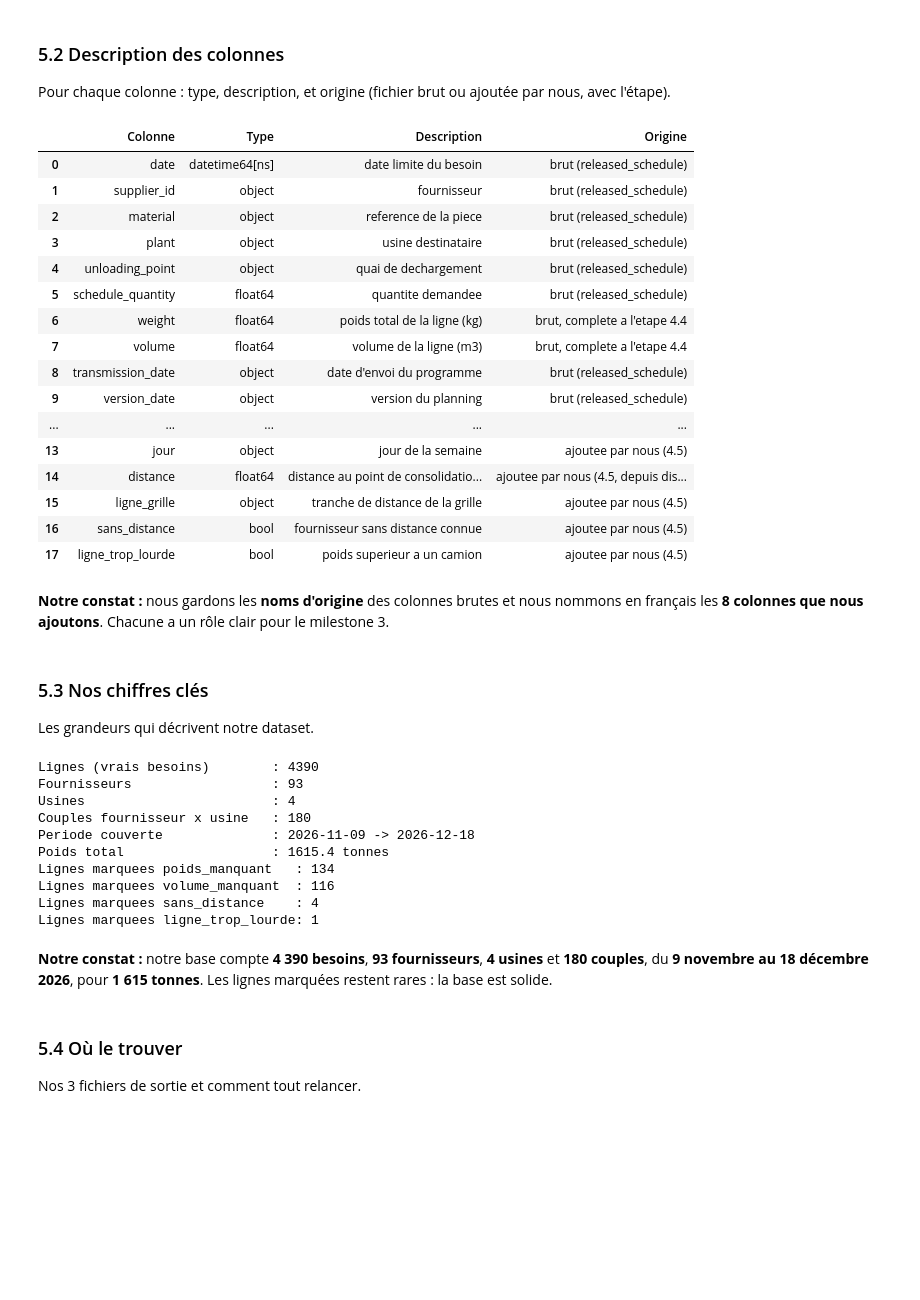
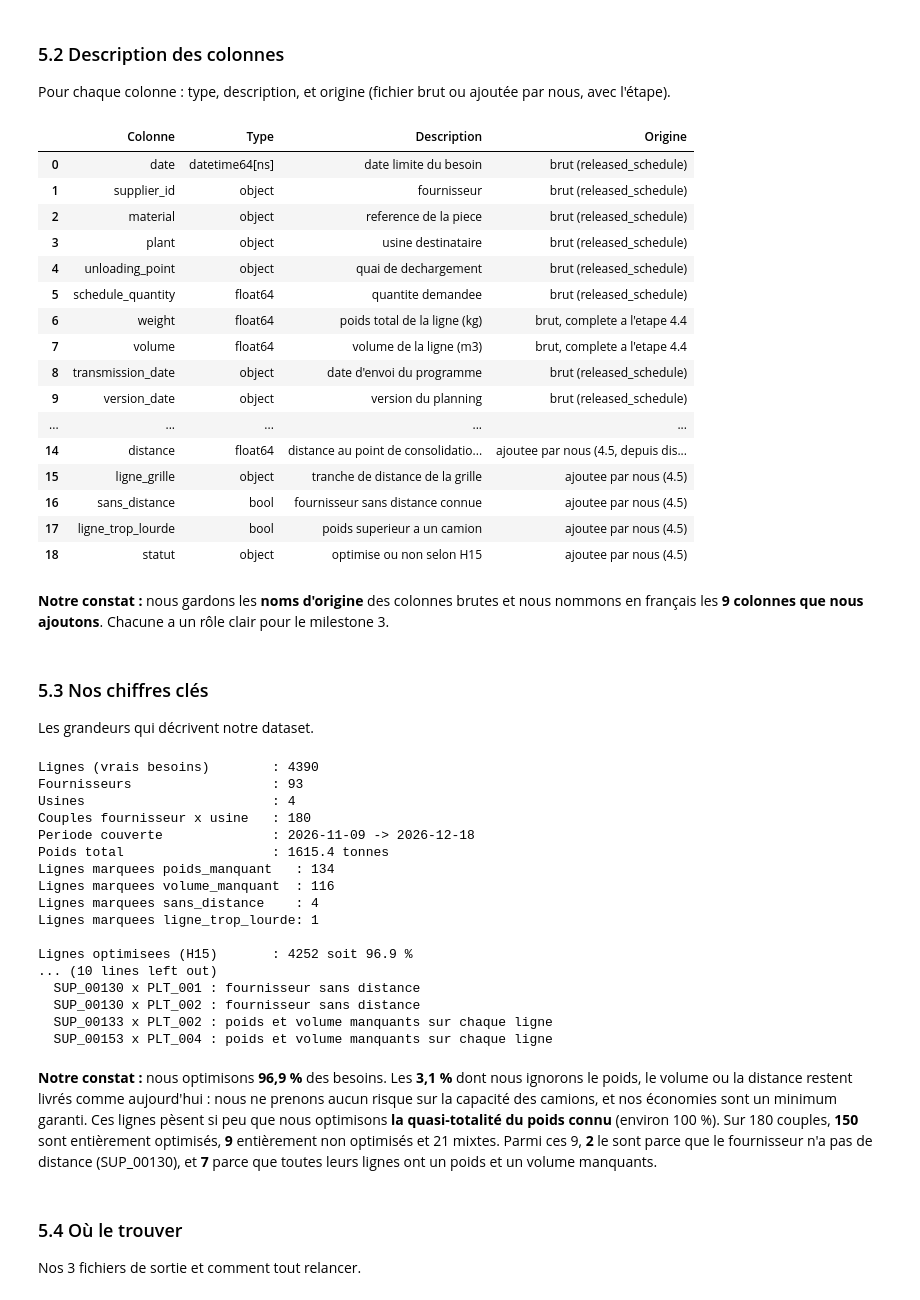
Before and after one commit to FlorentinBIAOU/Projet-IA, a Jupyter notebook: notebooks/milestone1.ipynb, the cells around one changed output. Drawn from its saved outputs; the diff is of its cells as text; code cells hidden in the pictures; blank space fills up the shorter version.

```diff
--- a/notebooks/milestone1.ipynb
+++ b/notebooks/milestone1.ipynb
@@ -998,8 +1016,10 @@ comparaison.head(12)
 # %% [markdown]
 Quelle limite (poids ou volume) déclenche le plus souvent un camion ?
 # %%
-actifs = par_couple[par_couple["camions"] > 0]
-display(actifs["limite"].value_counts().to_frame("nb_couples"))
-part_volume = (actifs["limite"] == "volume").mean()
-print("Le volume est", "souvent" if part_volume > 0.5 else "rarement", "la contrainte la plus serrante.")
+actifs = envois[envois["camions"] > 0]
+repartition = actifs["limite"].value_counts()
+display(repartition.to_frame("nb_envois"))
+part_poids = (actifs["limite"] == "poids").mean()
+print("Contrainte la plus serrante : poids pour", round(part_poids * 100), "% des envois,",
+      "volume pour", round((1 - part_poids) * 100), "% des envois.")
 # %% [output]
@@ -1955,6 +1964,9 @@ def enrichir(df, distances, p):
     df["ligne_grille"] = df["distance"].apply(lambda km: tranche_grille(km, p["TRANCHES_KM"]))
     df["sans_distance"] = df["distance"].isna()
     df["ligne_trop_lourde"] = df["weight"] > p["CAP_POIDS"]
+    # H15 : une ligne sans poids, sans volume ou sans distance n'est pas optimisee
+    non_optimise = df["poids_manquant"] | df["volume_manquant"] | df["sans_distance"]
+    df["statut"] = np.where(non_optimise, "non optimise : info manquante", "optimise")
     return df
 
 apres_enrichissement = enrichir(apres_completion, distances_brut, PARAMETRES)
@@ -1991,6 +2003,11 @@ def verifier_sortie(n_entree, n_retirees, propre, grille_prix, p):
         "lignes entree = sortie + retirees": n_entree == len(propre) + n_retirees,
         "ligne_grille presente sauf sans_distance": bool((propre["ligne_grille"].notna() | propre["sans_distance"]).all()),
         "exemple grille 300km/1000kg = 335,34": round(float(grille_prix.loc["300", "1000"]), 2) == 335.34,
+        "chaque ligne a un statut valide": bool(propre["statut"].isin(["optimise", "non optimise : info manquante"]).all()),
+        "statut non optimise si et seulement si un marqueur vrai": bool((
+            (propre["statut"] == "non optimise : info manquante")
+            == (propre["poids_manquant"] | propre["volume_manquant"] | propre["sans_distance"])
+        ).all()),
     }
     for libelle, ok in controles.items():
         print(("OK    " if ok else "ECHEC ") + "- " + libelle)
@@ -2051,6 +2070,7 @@ def preparer_donnees(p):
         {"etape": "retirer dates fourre-tout",  "lignes_avant": n0,     "lignes_apres": nft,    "retirees_ou_marquees": n0 - nft,                                              "regle": "H9"},
         {"etape": "completer poids/volume",     "lignes_avant": nft,    "lignes_apres": nft,    "retirees_ou_marquees": int(propre["poids_manquant"].sum() + propre["volume_manquant"].sum()), "regle": "H4"},
         {"etape": "enrichir",                   "lignes_avant": nft,    "lignes_apres": len(propre), "retirees_ou_marquees": int(propre["sans_distance"].sum() + propre["ligne_trop_lourde"].sum()), "regle": "H2/H3/H6/H11"},
+        {"etape": "statut optimisation",        "lignes_avant": len(propre), "lignes_apres": len(propre), "retirees_ou_marquees": int((propre["statut"] == "non optimise : info manquante").sum()), "regle": "H15"},
     ])
 
     verifier_sortie(n_brut, n_brut - nft, propre, grille_prix, p)
@@ -2168,40 +2206,41 @@ infos = {
  "volume":            ("volume de la ligne (m3)", "brut, complete a l'etape 4.4"),
  "transmission_date": ("date d'envoi du programme", "brut (released_schedule)"),
  "version_date":      ("version du planning", "brut (released_schedule)"),
  "poids_manquant":    ("poids absent a l'origine", "ajoutee par nous (4.4)"),
  "volume_manquant":   ("volume absent a l'origine", "ajoutee par nous (4.4)"),
  "semaine":           ("lundi de la semaine du besoin", "ajoutee par nous (4.5)"),
  "jour":              ("jour de la semaine", "ajoutee par nous (4.5)"),
  "distance":          ("distance au point de consolidation (km)", "ajoutee par nous (4.5, depuis distances)"),
  "ligne_grille":      ("tranche de distance de la grille", "ajoutee par nous (4.5)"),
  "sans_distance":     ("fournisseur sans distance connue", "ajoutee par nous (4.5)"),
  "ligne_trop_lourde": ("poids superieur a un camion", "ajoutee par nous (4.5)"),
+ "statut":            ("optimise ou non selon H15", "ajoutee par nous (4.5)"),
 }
 description = pd.DataFrame(
     [{"Colonne": c, "Type": str(planning_propre[c].dtype), "Description": d, "Origine": o}
      for c, (d, o) in infos.items() if c in planning_propre.columns]
 )
 description
 # %% [output]
 |  | Colonne | Type | Description | Origine |
 | 0 | date | datetime64[ns] | date limite du besoin | brut (released_schedule) |
 | 1 | supplier_id | object | fournisseur | brut (released_schedule) |
 | 2 | material | object | reference de la piece | brut (released_schedule) |
 | 3 | plant | object | usine destinataire | brut (released_schedule) |
 | 4 | unloading_point | object | quai de dechargement | brut (released_schedule) |
 | 5 | schedule_quantity | float64 | quantite demandee | brut (released_schedule) |
 | 6 | weight | float64 | poids total de la ligne (kg) | brut, complete a l'etape 4.4 |
 | 7 | volume | float64 | volume de la ligne (m3) | brut, complete a l'etape 4.4 |
 | 8 | transmission_date | object | date d'envoi du programme | brut (released_schedule) |
 | 9 | version_date | object | version du planning | brut (released_schedule) |
 | ... | ... | ... | ... | ... |
-| 13 | jour | object | jour de la semaine | ajoutee par nous (4.5) |
 | 14 | distance | float64 | distance au point de consolidatio... | ajoutee par nous (4.5, depuis dis... |
 | 15 | ligne_grille | object | tranche de distance de la grille | ajoutee par nous (4.5) |
 | 16 | sans_distance | bool | fournisseur sans distance connue | ajoutee par nous (4.5) |
 | 17 | ligne_trop_lourde | bool | poids superieur a un camion | ajoutee par nous (4.5) |
+| 18 | statut | object | optimise ou non selon H15 | ajoutee par nous (4.5) |
 # %% [markdown]
-**Notre constat :** nous gardons les **noms d'origine** des colonnes brutes et nous nommons en français les **8 colonnes que nous ajoutons**. Chacune a un rôle clair pour le milestone 3.
+**Notre constat :** nous gardons les **noms d'origine** des colonnes brutes et nous nommons en français les **9 colonnes que nous ajoutons**. Chacune a un rôle clair pour le milestone 3.
 # %% [markdown]
 ### 5.3 Nos chiffres clés
 Les grandeurs qui décrivent notre dataset.
@@ -2223,6 +2262,29 @@ print("Lignes marquees poids_manquant   :", int(planning_propre["poids_manquant"
 print("Lignes marquees volume_manquant  :", int(planning_propre["volume_manquant"].sum()))
 print("Lignes marquees sans_distance    :", int(planning_propre["sans_distance"].sum()))
 print("Lignes marquees ligne_trop_lourde:", int(planning_propre["ligne_trop_lourde"].sum()))
+
+# Optimisation (H15)
+opt = planning_propre["statut"] == "optimise"
+pct_opt = round(100 * opt.mean(), 1)
+poids_connu = planning_propre.loc[~planning_propre["poids_manquant"], "weight"].sum()
+poids_opt = planning_propre.loc[opt, "weight"].sum()
+pct_poids_opt = round(100 * poids_opt / poids_connu, 1) if poids_connu else 0.0
+statut_couple = planning_propre.groupby(["supplier_id", "plant"])["statut"].agg(
+    lambda s: "tout" if (s == "optimise").all() else ("aucun" if (s != "optimise").all() else "mixte"))
+print()
+print("Lignes optimisees (H15)       :", int(opt.sum()), "soit", pct_opt, "%")
+print("Part du poids connu optimisee :", pct_poids_opt, "%")
+print("Couples entierement optimises :", int((statut_couple == "tout").sum()))
+print("Couples entierement non optim.:", int((statut_couple == "aucun").sum()))
+
+# Couples entierement non optimises : les citer avec leur raison (H15).
+couples_non = statut_couple[statut_couple == "aucun"].index
+print()
+print("Couples entierement non optimises et raison :")
+for sup, plant in couples_non:
+    sub = planning_propre[(planning_propre["supplier_id"] == sup) & (planning_propre["plant"] == plant)]
+    raison = "fournisseur sans distance" if sub["sans_distance"].all() else "poids et volume manquants sur chaque ligne"
+    print("  " + sup + " x " + plant + " : " + raison)
 # %% [output]
 Lignes (vrais besoins)        : 4390
 Fournisseurs                  : 93
@@ -2234,8 +2296,15 @@ Lignes marquees poids_manquant   : 134
 Lignes marquees volume_manquant  : 116
 Lignes marquees sans_distance    : 4
 Lignes marquees ligne_trop_lourde: 1
+
+Lignes optimisees (H15)       : 4252 soit 96.9 %
+... (10 lines left out)
+  SUP_00130 x PLT_001 : fournisseur sans distance
+  SUP_00130 x PLT_002 : fournisseur sans distance
+  SUP_00133 x PLT_002 : poids et volume manquants sur chaque ligne
+  SUP_00153 x PLT_004 : poids et volume manquants sur chaque ligne
 # %% [markdown]
-**Notre constat :** notre base compte **4 390 besoins**, **93 fournisseurs**, **4 usines** et **180 couples**, du **9 novembre au 18 décembre 2026**, pour **1 615 tonnes**. Les lignes marquées restent rares : la base est solide.
+**Notre constat :** nous optimisons **96,9 %** des besoins. Les **3,1 %** dont nous ignorons le poids, le volume ou la distance restent livrés comme aujourd'hui : nous ne prenons aucun risque sur la capacité des camions, et nos économies sont un minimum garanti. Ces lignes pèsent si peu que nous optimisons **la quasi-totalité du poids connu** (environ 100 %). Sur 180 couples, **150** sont entièrement optimisés, **9** entièrement non optimisés et 21 mixtes. Parmi ces 9, **2** le sont parce que le fournisseur n'a pas de distance (SUP_00130), et **7** parce que toutes leurs lignes ont un poids et un volume manquants.
 # %% [markdown]
 ### 5.4 Où le trouver
 Nos 3 fichiers de sortie et comment tout relancer.
```
Also changed, not shown: parts of 19 cells of this notebook, 6 other files.
